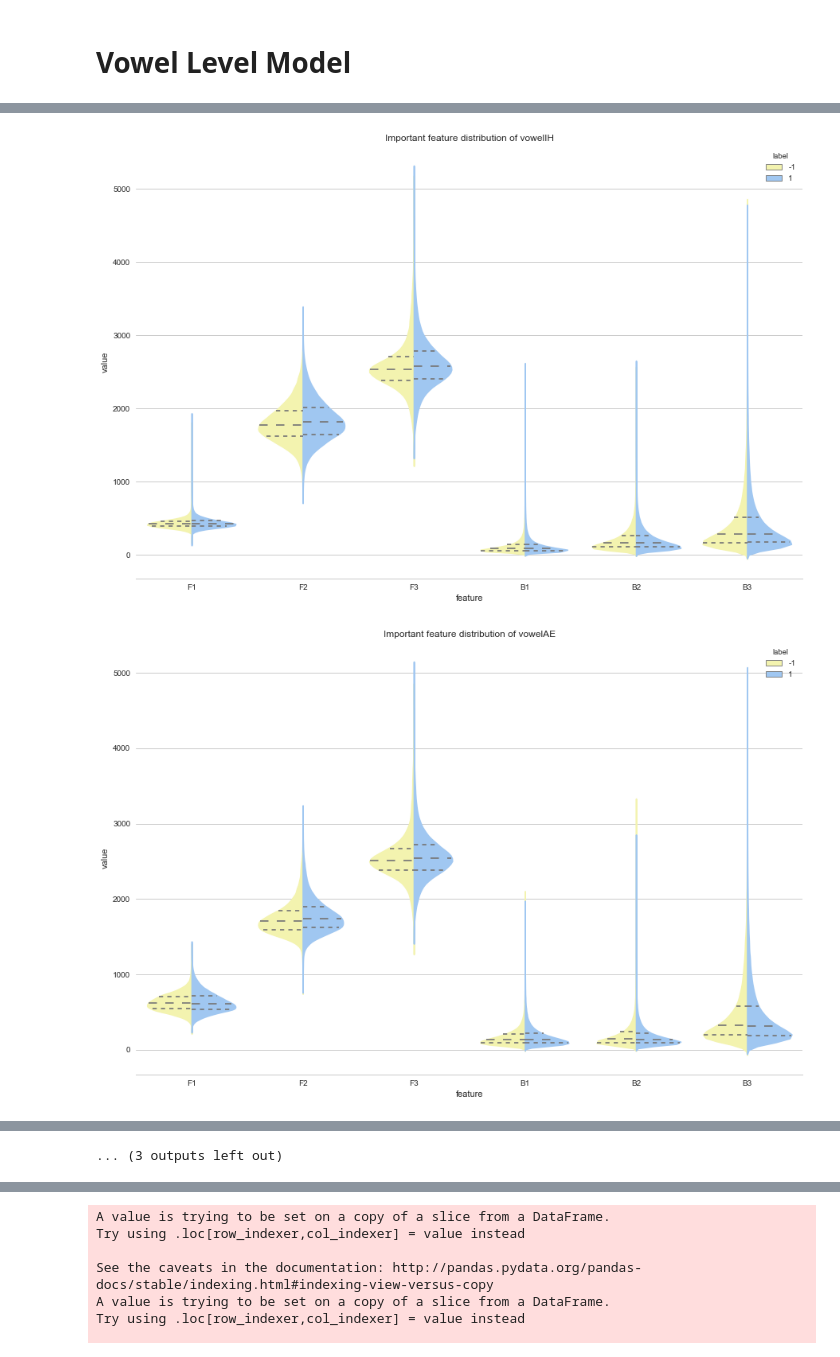
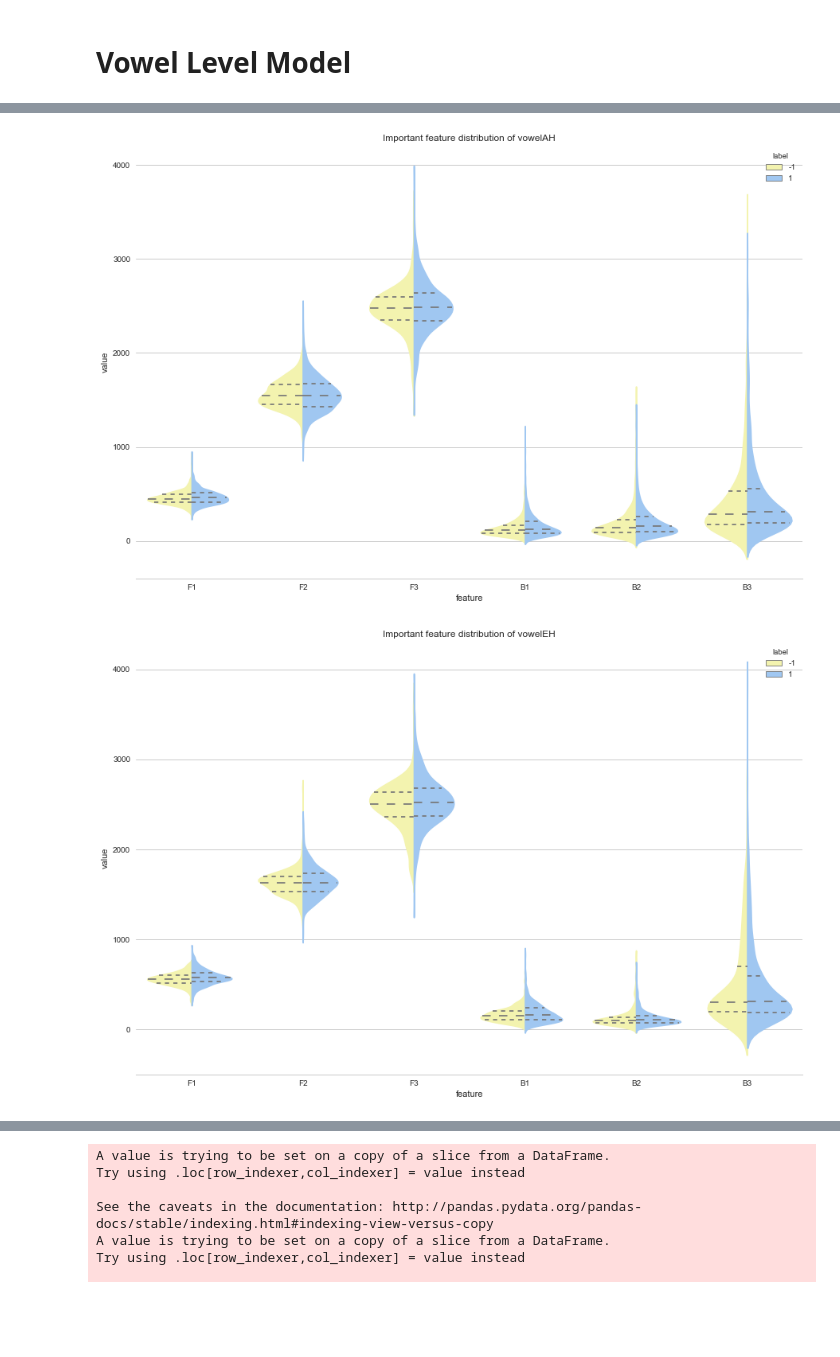
Before and after one commit to wooginawunan/MLProject_paraphrasing_legal_phrases, a Jupyter notebook: Sublevel Model.ipynb, the cells around one changed output, grey strips where cells are left out. Drawn from its saved outputs; the diff is of its cells as text; code cells hidden in the pictures; blank space fills up the shorter version.

```diff
--- a/Sublevel Model.ipynb
+++ b/Sublevel Model.ipynb
@@ -77,8 +101,8 @@ def distribution_vowel_figure(vowel, data):
     sns.despine(left=True)
     plt.title('Important feature distribution of vowel'+vowel)
 # %%
-for vowel in data.vowel.unique():
-    distribution_vowel_figure(vowel,data)
+for vowel in data[data['word']=='AMENDMENT'].vowel.unique():
+    distribution_vowel_figure(vowel,data[data['word']=='AMENDMENT'])
 # %% [output]
-[figure, old version]
+[figure, new version]
-[figure, old version]
+[figure, new version]
@@ -95,4 +109,3 @@ for vowel in data.vowel.unique():
-... (3 outputs left out)
 # %%
 from scipy import stats
 np.random.seed(12345678)
```
Also changed, not shown: parts of 15 cells of this notebook, 2 other files.
